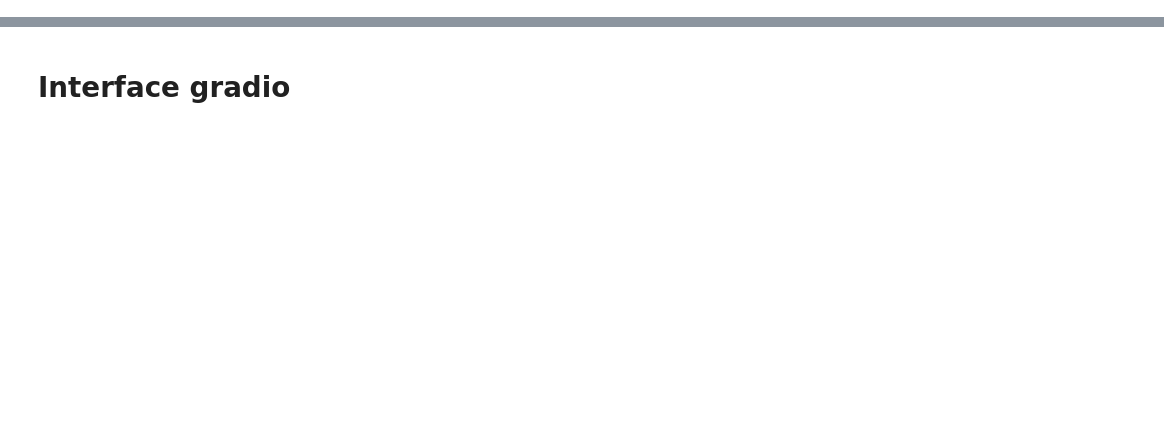
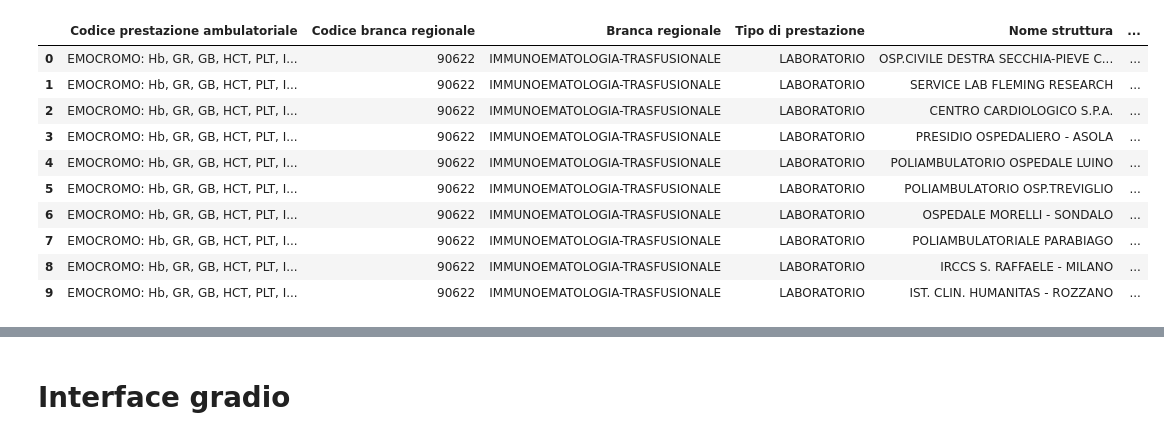
Before and after one commit to SimoneFarallo/Project_public_and_social_services, a Jupyter notebook: Extra_tools.ipynb, the cells around one changed output, grey strips where cells are left out. Drawn from its saved outputs; the diff is of its cells as text; code cells hidden in the pictures; blank space fills up the shorter version.

```diff
--- a/Extra_tools.ipynb
+++ b/Extra_tools.ipynb
@@ -217,3 +164,16 @@ def match_recipe_to_dataset_and_create_df(file: str, dataset: pd.DataFrame) -> p
 # %%
-match_recipe_to_dataset_and_create_df('ricetta_3.png', dataset)
+output_ricetta_3_png = automatic_ocr_search('ricetta_3.png', dataset)
+output_ricetta_3_png.head(10)
+# %% [output]
+|  | Codice prestazione ambulatoriale | Codice branca regionale | Branca regionale | Tipo di prestazione | Nome struttura | ... |
+| 0 | EMOCROMO: Hb, GR, GB, HCT, PLT, I... | 90622 | IMMUNOEMATOLOGIA-TRASFUSIONALE | LABORATORIO | OSP.CIVILE DESTRA SECCHIA-PIEVE C... | ... |
+| 1 | EMOCROMO: Hb, GR, GB, HCT, PLT, I... | 90622 | IMMUNOEMATOLOGIA-TRASFUSIONALE | LABORATORIO | SERVICE LAB FLEMING RESEARCH | ... |
+| 2 | EMOCROMO: Hb, GR, GB, HCT, PLT, I... | 90622 | IMMUNOEMATOLOGIA-TRASFUSIONALE | LABORATORIO | CENTRO CARDIOLOGICO S.P.A. | ... |
+| 3 | EMOCROMO: Hb, GR, GB, HCT, PLT, I... | 90622 | IMMUNOEMATOLOGIA-TRASFUSIONALE | LABORATORIO | PRESIDIO OSPEDALIERO - ASOLA | ... |
+| 4 | EMOCROMO: Hb, GR, GB, HCT, PLT, I... | 90622 | IMMUNOEMATOLOGIA-TRASFUSIONALE | LABORATORIO | POLIAMBULATORIO OSPEDALE LUINO | ... |
+| 5 | EMOCROMO: Hb, GR, GB, HCT, PLT, I... | 90622 | IMMUNOEMATOLOGIA-TRASFUSIONALE | LABORATORIO | POLIAMBULATORIO OSP.TREVIGLIO | ... |
+| 6 | EMOCROMO: Hb, GR, GB, HCT, PLT, I... | 90622 | IMMUNOEMATOLOGIA-TRASFUSIONALE | LABORATORIO | OSPEDALE MORELLI - SONDALO | ... |
+| 7 | EMOCROMO: Hb, GR, GB, HCT, PLT, I... | 90622 | IMMUNOEMATOLOGIA-TRASFUSIONALE | LABORATORIO | POLIAMBULATORIALE PARABIAGO | ... |
+| 8 | EMOCROMO: Hb, GR, GB, HCT, PLT, I... | 90622 | IMMUNOEMATOLOGIA-TRASFUSIONALE | LABORATORIO | IRCCS S. RAFFAELE - MILANO | ... |
+| 9 | EMOCROMO: Hb, GR, GB, HCT, PLT, I... | 90622 | IMMUNOEMATOLOGIA-TRASFUSIONALE | LABORATORIO | IST. CLIN. HUMANITAS - ROZZANO | ... |
 # %%
```
Also changed, not shown: parts of 35 cells of this notebook, 1 other file.
